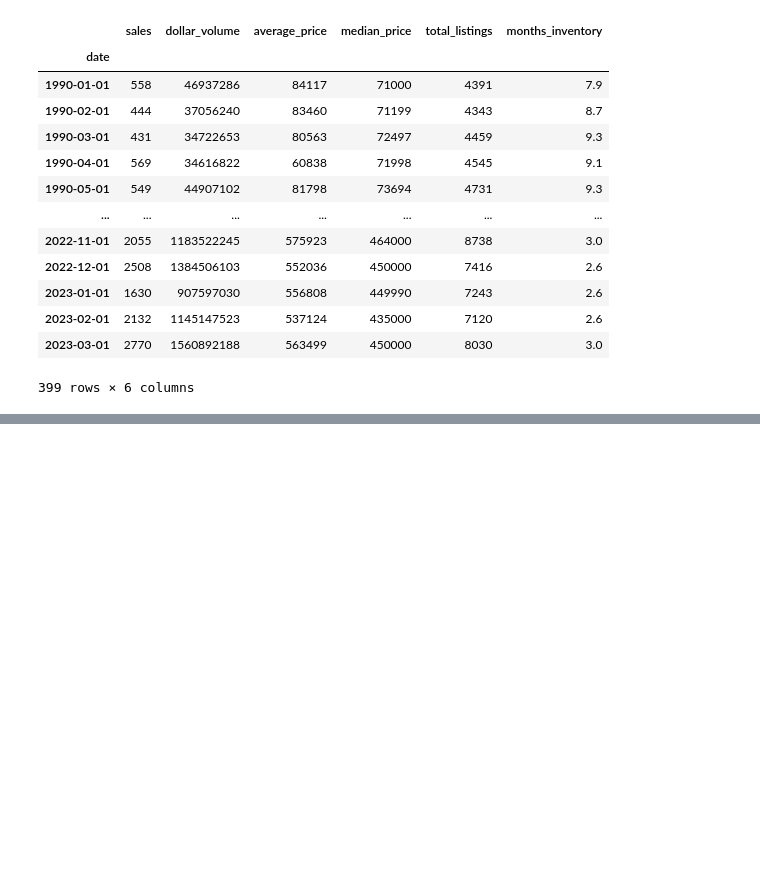
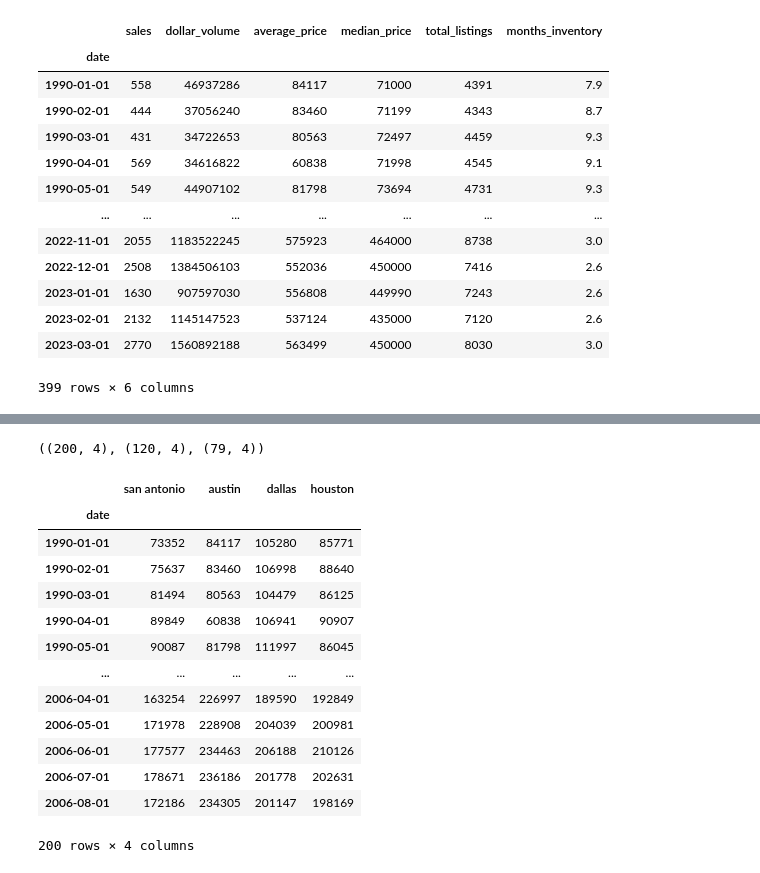
Before and after one commit to nicolas-angarita/texas_real_estate, a Jupyter notebook: modeling.ipynb, the cells around one changed output, grey strips where cells are left out. Cells and saved outputs as stored; diff of their text form; code cells hidden in the pictures; blank space fills up the shorter version.

```diff
--- a/modeling.ipynb
+++ b/modeling.ipynb
@@ -115,0 +86,21 @@ students_df[(students_df['grade'] >= 90) & (students_df['favorite_color'].isin([
+# %%
+train.shape, validate.shape, test.shape
+# %% [output]
+((200, 4), (120, 4), (79, 4))
+# %%
+train
+# %% [output]
+|  | san antonio | austin | dallas | houston |
+| date |  |  |  |  |
+| 1990-01-01 | 73352 | 84117 | 105280 | 85771 |
+| 1990-02-01 | 75637 | 83460 | 106998 | 88640 |
+| 1990-03-01 | 81494 | 80563 | 104479 | 86125 |
+| 1990-04-01 | 89849 | 60838 | 106941 | 90907 |
+| 1990-05-01 | 90087 | 81798 | 111997 | 86045 |
+| ... | ... | ... | ... | ... |
+| 2006-04-01 | 163254 | 226997 | 189590 | 192849 |
+| 2006-05-01 | 171978 | 228908 | 204039 | 200981 |
+| 2006-06-01 | 177577 | 234463 | 206188 | 210126 |
+| 2006-07-01 | 178671 | 236186 | 201778 | 202631 |
+| 2006-08-01 | 172186 | 234305 | 201147 | 198169 |
+200 rows × 4 columns
```
Also changed, not shown: parts of 34 cells of this notebook, 1 other file.
